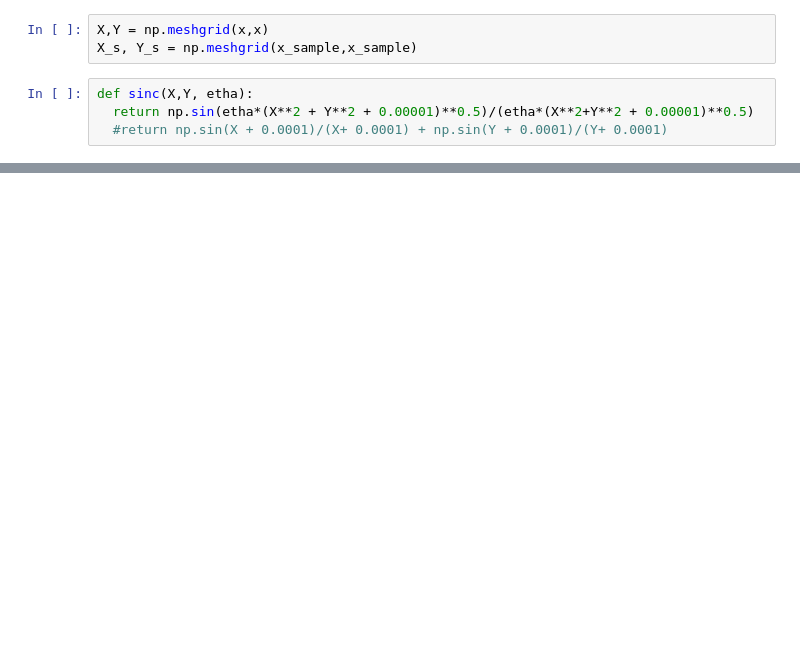
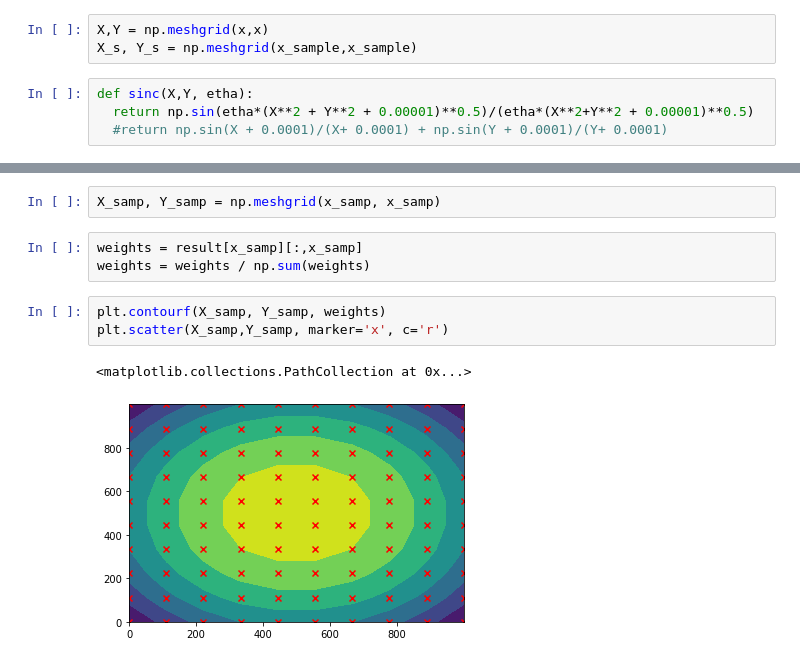
Before and after one commit to alifele/Bioinformatics, a Jupyter notebook: Sinc.ipynb, the cells around one changed output, grey strips where cells are left out. Cells and saved outputs as stored; diff of their text form; blank space fills up the shorter version.

```diff
--- a/Sinc.ipynb
+++ b/Sinc.ipynb
@@ -31,0 +42,11 @@ ax.plot_surface(X, Y, result)
+# %%
+X_samp, Y_samp = np.meshgrid(x_samp, x_samp)
+# %%
+weights = result[x_samp][:,x_samp]
+weights = weights / np.sum(weights)
+# %%
+plt.contourf(X_samp, Y_samp, weights)
+plt.scatter(X_samp,Y_samp, marker='x', c='r')
+# %% [output]
+<matplotlib.collections.PathCollection at 0x...>
+[figure, added]
```
Also changed, not shown: parts of 23 cells of this notebook.
